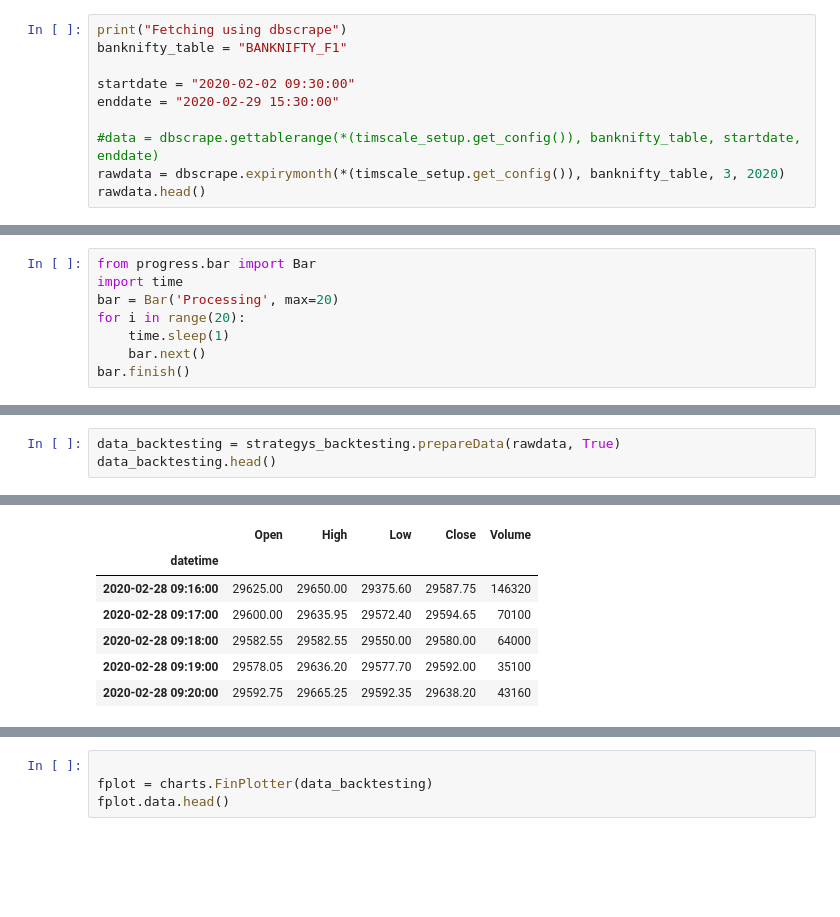
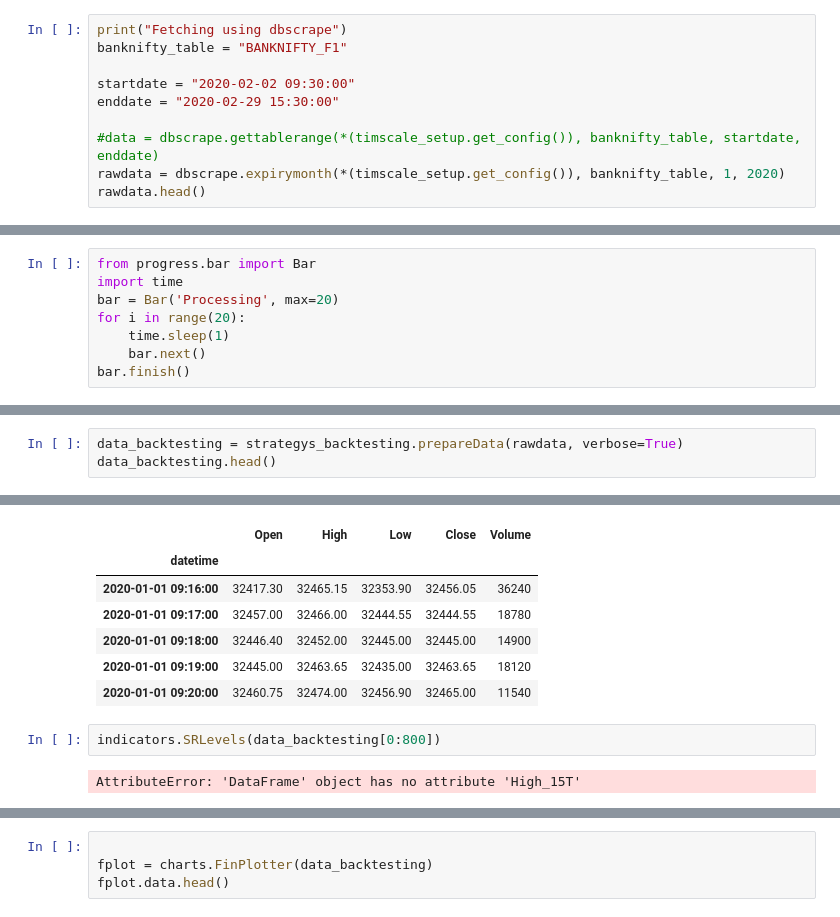
Before and after one commit to pikujs/Algo-Trading, a Jupyter notebook: notebook.ipynb, the cells around one changed output, grey strips where cells are left out. Drawn from its saved outputs; the diff is of its cells as text; blank space fills up the shorter version.

```diff
--- a/notebook.ipynb
+++ b/notebook.ipynb
@@ -59,7 +77,7 @@ startdate = "2020-02-02 09:30:00"
 enddate = "2020-02-29 15:30:00"
 
 #data = dbscrape.gettablerange(*(timscale_setup.get_config()), banknifty_table, startdate, enddate)
-rawdata = dbscrape.expirymonth(*(timscale_setup.get_config()), banknifty_table, 3, 2020)
+rawdata = dbscrape.expirymonth(*(timscale_setup.get_config()), banknifty_table, 1, 2020)
 rawdata.head()
 # %% [output]
 Fetching using dbscrape
@@ -173,4 +196,4 @@ fplot.data.head()
 # %%
-data_backtesting = strategys_backtesting.prepareData(rawdata, True)
+data_backtesting = strategys_backtesting.prepareData(rawdata, verbose=True)
 data_backtesting.head()
 # %% [output]
@@ -177,7 +207,11 @@ data_backtesting.head()
 |  | Open | High | Low | Close | Volume |
 | datetime |  |  |  |  |  |
-| 2020-02-28 09:16:00 | 29625.00 | 29650.00 | 29375.60 | 29587.75 | 146320 |
-| 2020-02-28 09:17:00 | 29600.00 | 29635.95 | 29572.40 | 29594.65 | 70100 |
-| 2020-02-28 09:18:00 | 29582.55 | 29582.55 | 29550.00 | 29580.00 | 64000 |
-| 2020-02-28 09:19:00 | 29578.05 | 29636.20 | 29577.70 | 29592.00 | 35100 |
-| 2020-02-28 09:20:00 | 29592.75 | 29665.25 | 29592.35 | 29638.20 | 43160 |
+| 2020-01-01 09:16:00 | 32417.30 | 32465.15 | 32353.90 | 32456.05 | 36240 |
+| 2020-01-01 09:17:00 | 32457.00 | 32466.00 | 32444.55 | 32444.55 | 18780 |
+| 2020-01-01 09:18:00 | 32446.40 | 32452.00 | 32445.00 | 32445.00 | 14900 |
+| 2020-01-01 09:19:00 | 32445.00 | 32463.65 | 32435.00 | 32463.65 | 18120 |
+| 2020-01-01 09:20:00 | 32460.75 | 32474.00 | 32456.90 | 32465.00 | 11540 |
+# %%
+indicators.SRLevels(data_backtesting[0:800])
+# %% [output]
+AttributeError: 'DataFrame' object has no attribute 'High_15T'
```
Also changed, not shown: parts of 14 cells of this notebook, 9 other files.
